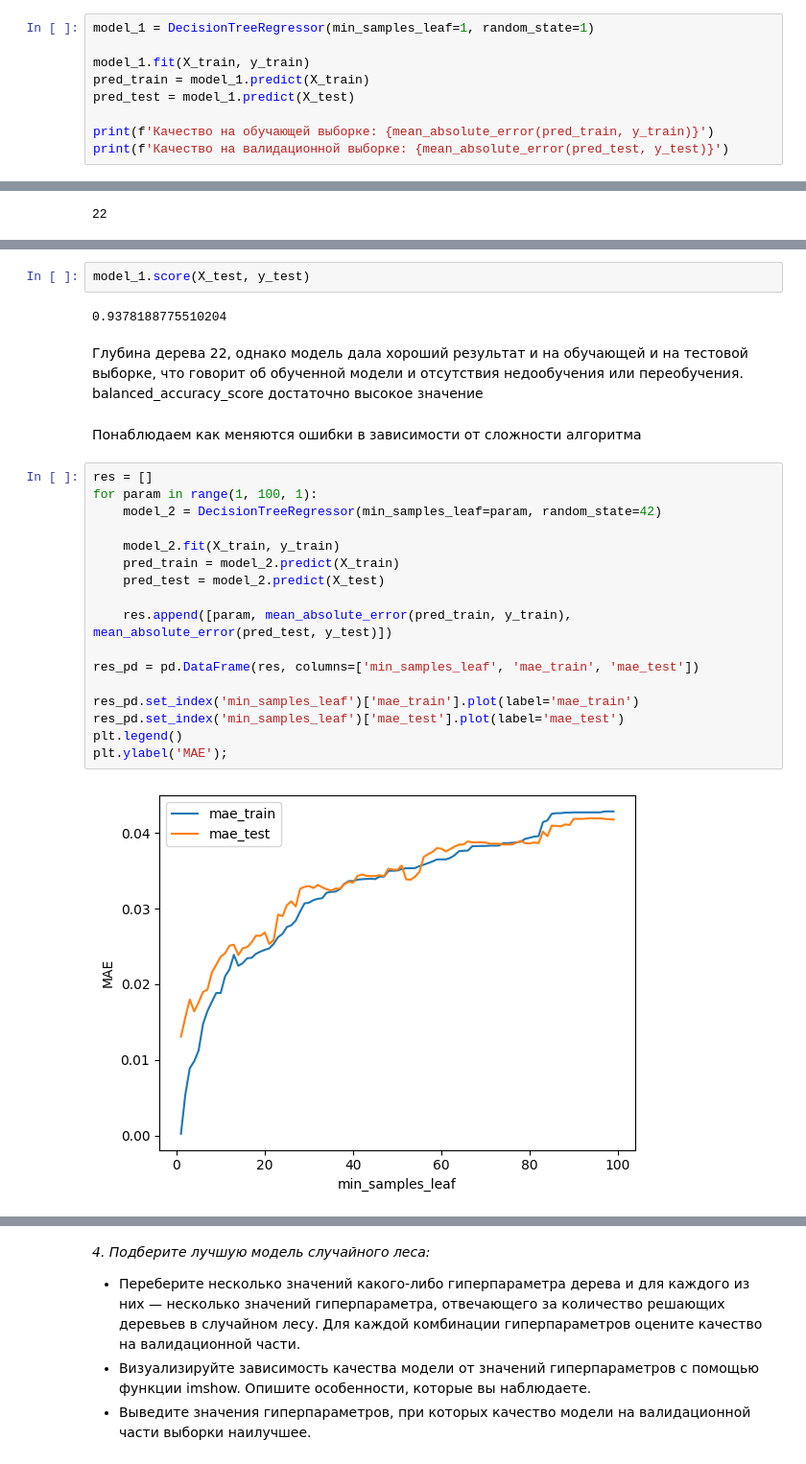
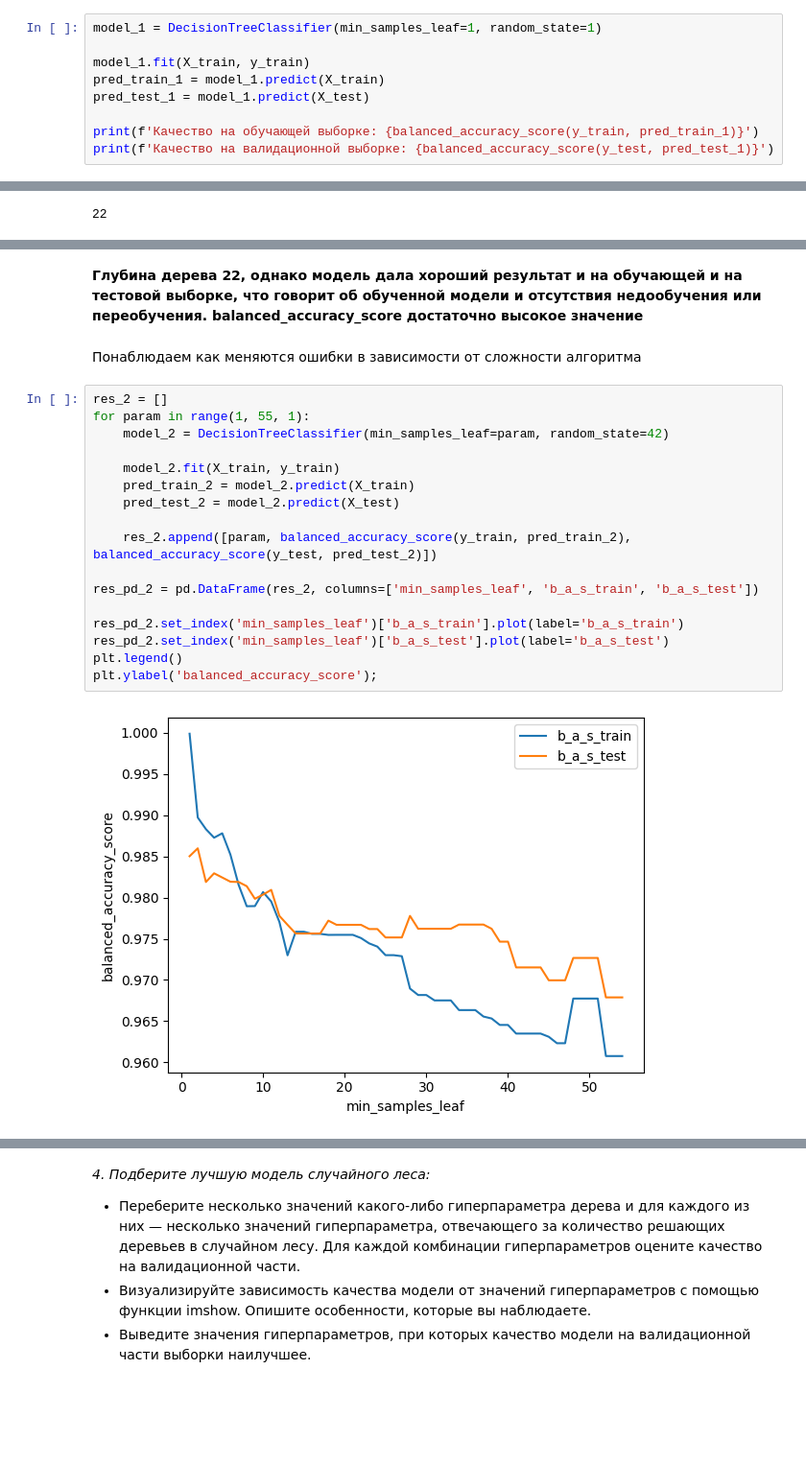
Before and after one commit to W1llAnn/1tdata-homework, a Jupyter notebook: 2.3 - homework PRO.ipynb, the cells around one changed output, grey strips where cells are left out. Shown: that part at 96% size. Cells and saved outputs as stored; diff of their text form; blank space fills up the shorter version.

```diff
--- a/2.3 - homework PRO.ipynb
+++ b/2.3 - homework PRO.ipynb
@@ -169,12 +181,12 @@ def balanced_accuracy_score_my(y_true, y_pred):
 # %% [markdown]
 Возьмем очень сложное дерево:
 # %%
-model_1 = DecisionTreeRegressor(min_samples_leaf=1, random_state=1)
+model_1 = DecisionTreeClassifier(min_samples_leaf=1, random_state=1)
 
 model_1.fit(X_train, y_train)
-pred_train = model_1.predict(X_train)
-pred_test = model_1.predict(X_test)
+pred_train_1 = model_1.predict(X_train)
+pred_test_1 = model_1.predict(X_test)
 
-print(f'Качество на обучающей выборке: {mean_absolute_error(pred_train, y_train)}')
-print(f'Качество на валидационной выборке: {mean_absolute_error(pred_test, y_test)}')
+print(f'Качество на обучающей выборке: {balanced_accuracy_score(y_train, pred_train_1)}')
+print(f'Качество на валидационной выборке: {balanced_accuracy_score(y_test, pred_test_1)}')
 # %% [output]
@@ -191,28 +199,24 @@ balanced_accuracy_score_my(y_test, pred_test)
-# %%
-model_1.score(X_test, y_test)
-# %% [output]
-0.9378188775510204
 # %% [markdown]
-Глубина дерева 22, однако модель дала хороший результат и на обучающей и на тестовой выборке, что говорит об обученной модели и отсутствия недообучения или переобучения. balanced_accuracy_score достаточно высокое значение
+**Глубина дерева 22, однако модель дала хороший результат и на обучающей и на тестовой выборке, что говорит об обученной модели и отсутствия недообучения или переобучения. balanced_accuracy_score достаточно высокое значение**
 # %% [markdown]
 Понаблюдаем как меняются ошибки в зависимости от сложности алгоритма
 # %%
-res = []
-for param in range(1, 100, 1):
-    model_2 = DecisionTreeRegressor(min_samples_leaf=param, random_state=42)
+res_2 = []
+for param in range(1, 55, 1):
+    model_2 = DecisionTreeClassifier(min_samples_leaf=param, random_state=42)
 
     model_2.fit(X_train, y_train)
-    pred_train = model_2.predict(X_train)
-    pred_test = model_2.predict(X_test)
+    pred_train_2 = model_2.predict(X_train)
+    pred_test_2 = model_2.predict(X_test)
 
-    res.append([param, mean_absolute_error(pred_train, y_train), mean_absolute_error(pred_test, y_test)])
+    res_2.append([param, balanced_accuracy_score(y_train, pred_train_2), balanced_accuracy_score(y_test, pred_test_2)])
 
-res_pd = pd.DataFrame(res, columns=['min_samples_leaf', 'mae_train', 'mae_test'])
+res_pd_2 = pd.DataFrame(res_2, columns=['min_samples_leaf', 'b_a_s_train', 'b_a_s_test'])
 
-res_pd.set_index('min_samples_leaf')['mae_train'].plot(label='mae_train')
-res_pd.set_index('min_samples_leaf')['mae_test'].plot(label='mae_test')
+res_pd_2.set_index('min_samples_leaf')['b_a_s_train'].plot(label='b_a_s_train')
+res_pd_2.set_index('min_samples_leaf')['b_a_s_test'].plot(label='b_a_s_test')
 plt.legend()
-plt.ylabel('MAE');
+plt.ylabel('balanced_accuracy_score');
 # %% [output]
-[figure, old version]
+[figure, new version]
 # %%
```
Also changed, not shown: parts of 42 cells of this notebook.
